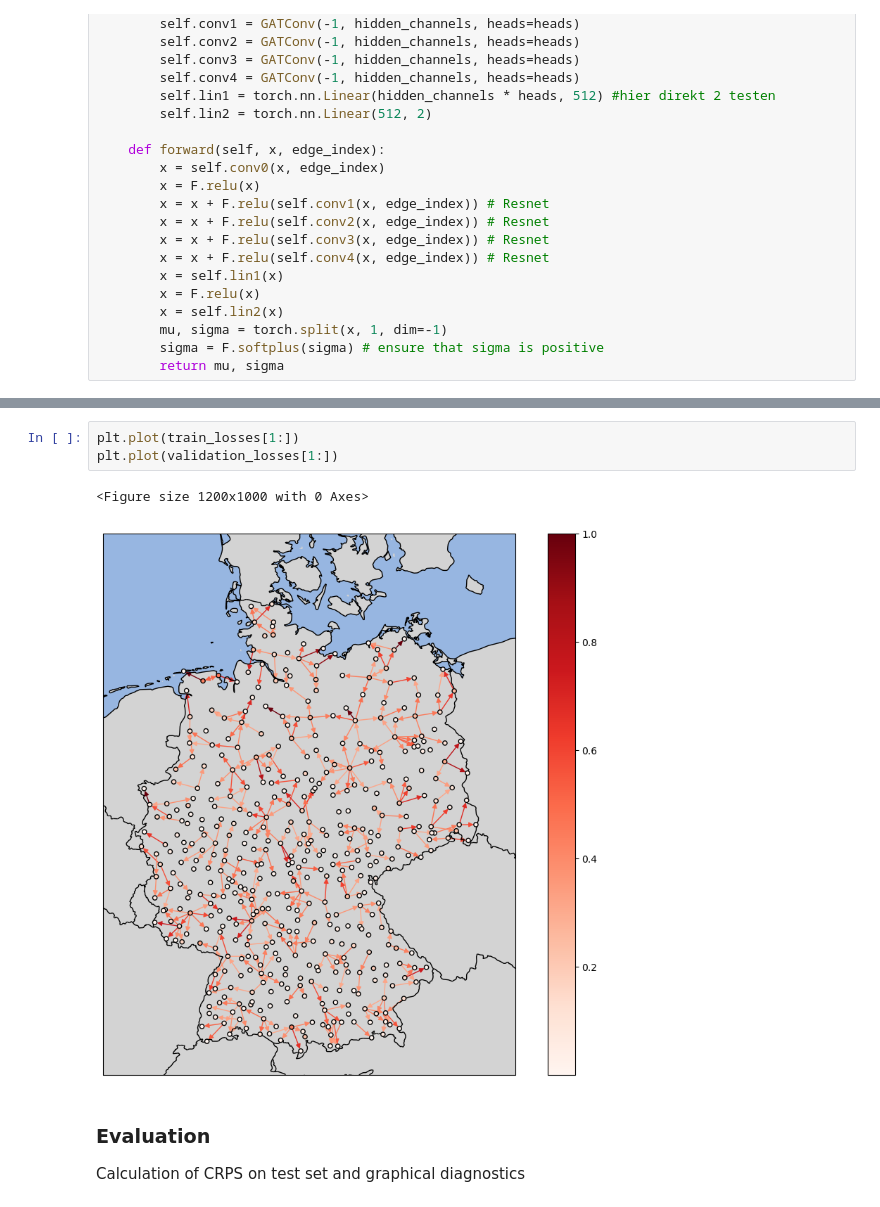
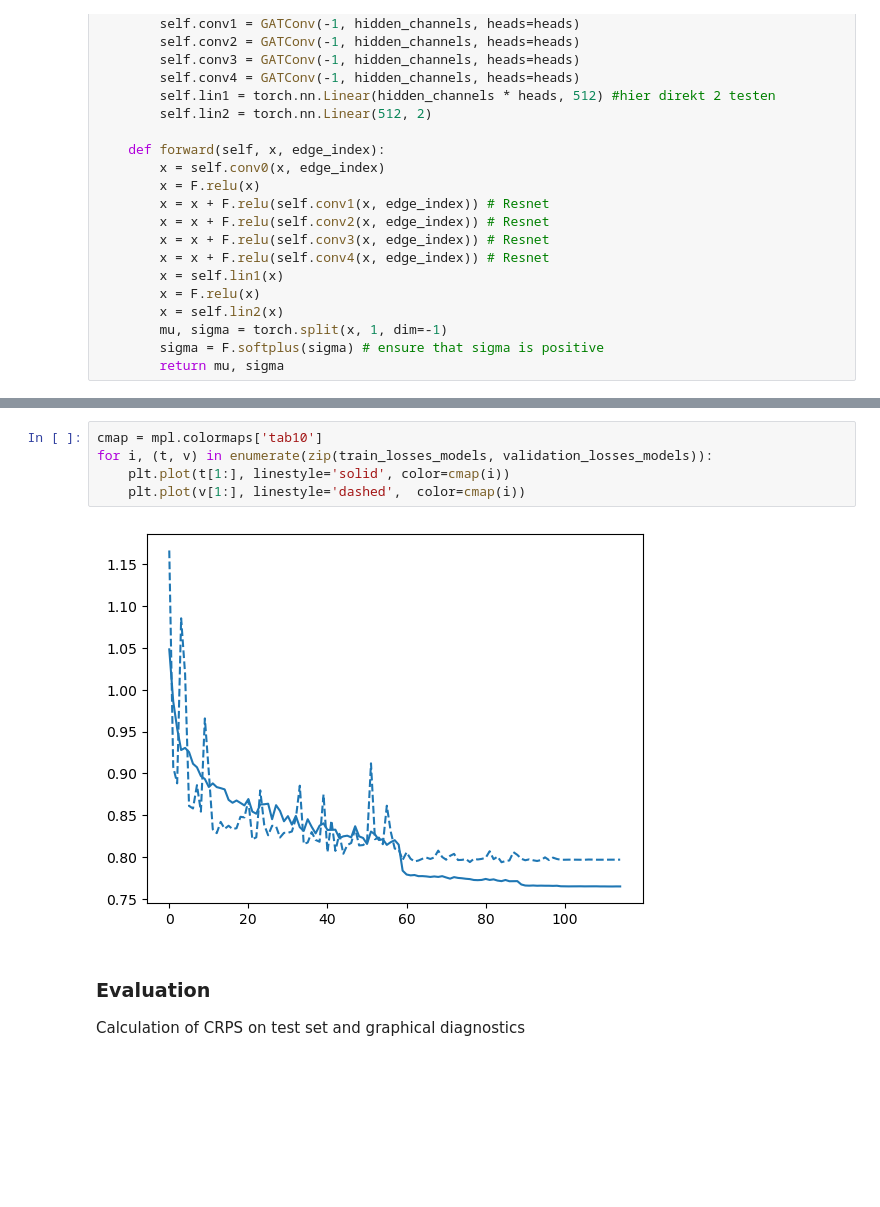
Before and after one commit to m-j-w-f/GNNPP, a Jupyter notebook: gnn/gnn.ipynb, the cells around one changed output, grey strips where cells are left out. Saved outputs shown, nothing was run; the diff lists cells and outputs as text; blank space fills up the shorter version.

```diff
--- a/gnn/gnn.ipynb
+++ b/gnn/gnn.ipynb
@@ -547,9 +497,10 @@ print(summary(model, x=torch_data[1000].x.to(device), edge_index=torch_data[1000
-# %%
-plt.plot(train_losses[1:])
-plt.plot(validation_losses[1:])
-# %% [output]
-<Figure size 1200x1000 with 0 Axes>
-[figure, removed]
+# %%
+cmap = mpl.colormaps['tab10']
+for i, (t, v) in enumerate(zip(train_losses_models, validation_losses_models)):
+    plt.plot(t[1:], linestyle='solid', color=cmap(i))
+    plt.plot(v[1:], linestyle='dashed',  color=cmap(i))
+# %% [output]
+[figure, added]
 # %% [markdown]
 ### Evaluation
 Calculation of CRPS on test set and graphical diagnostics
```
Also changed, not shown: parts of 19 cells of this notebook, 3 other files.
